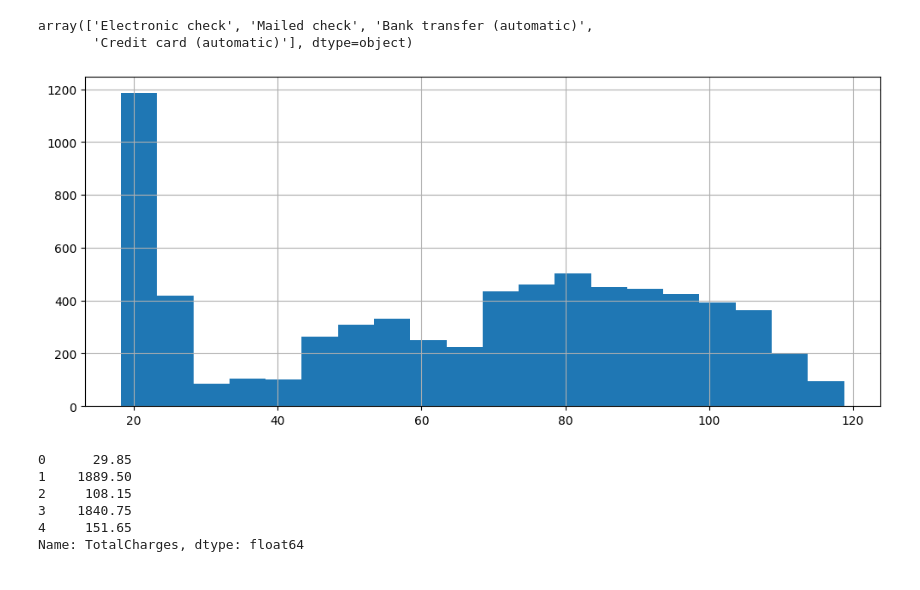
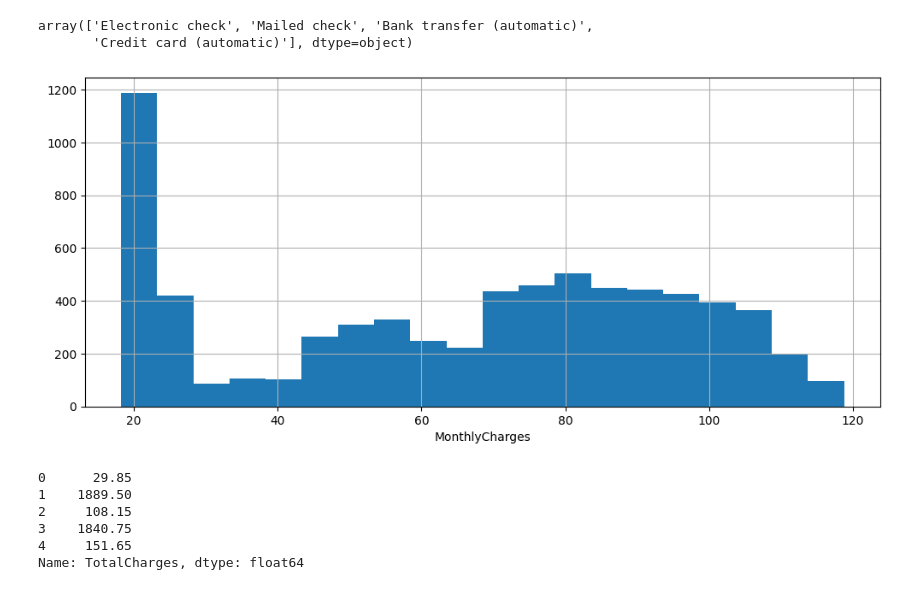
Before and after one commit to mikhailmartin/YandexPracticum, a Jupyter notebook: FINAL.ipynb, the cells around one changed output. Drawn from its saved outputs; the diff is of its cells as text; code cells hidden in the pictures.

```diff
--- a/FINAL.ipynb
+++ b/FINAL.ipynb
@@ -137,9 +202,14 @@ contract_df['PaymentMethod'].unique()
 array(['Electronic check', 'Mailed check', 'Bank transfer (automatic)',
        'Credit card (automatic)'], dtype=object)
 # %%
-_ = contract_df['MonthlyCharges'].hist(bins=20, figsize=(12, 5))
+fig, ax = plt.subplots(figsize=(12, 5))
+
+contract_df['MonthlyCharges'].hist(bins=20, ax=ax)
+ax.set_xlabel('MonthlyCharges')
+
+plt.show()
 # %% [output]
-[figure, old version]
+[figure, new version]
 # %%
 contract_df.loc[contract_df['TotalCharges'] != ' ', 'TotalCharges'].astype('float').head()
 # %% [output]
```
Also changed, not shown: parts of 20 cells of this notebook.
